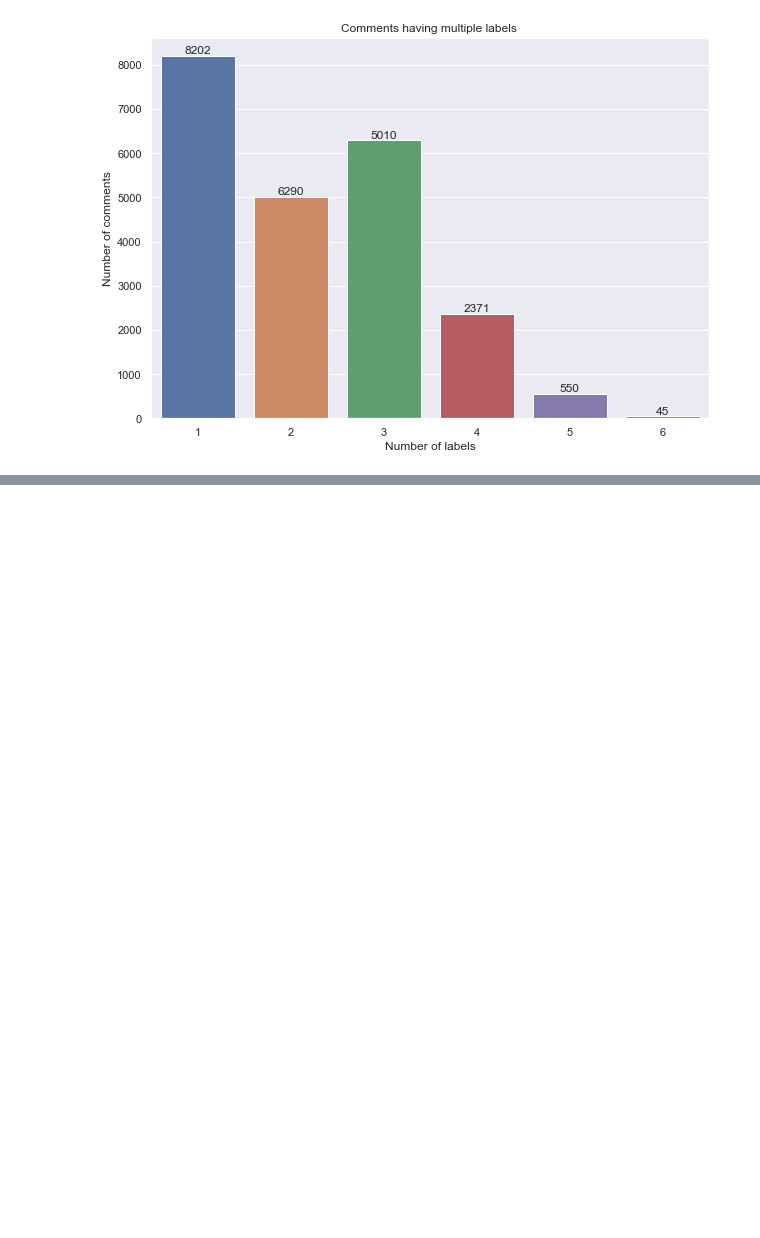
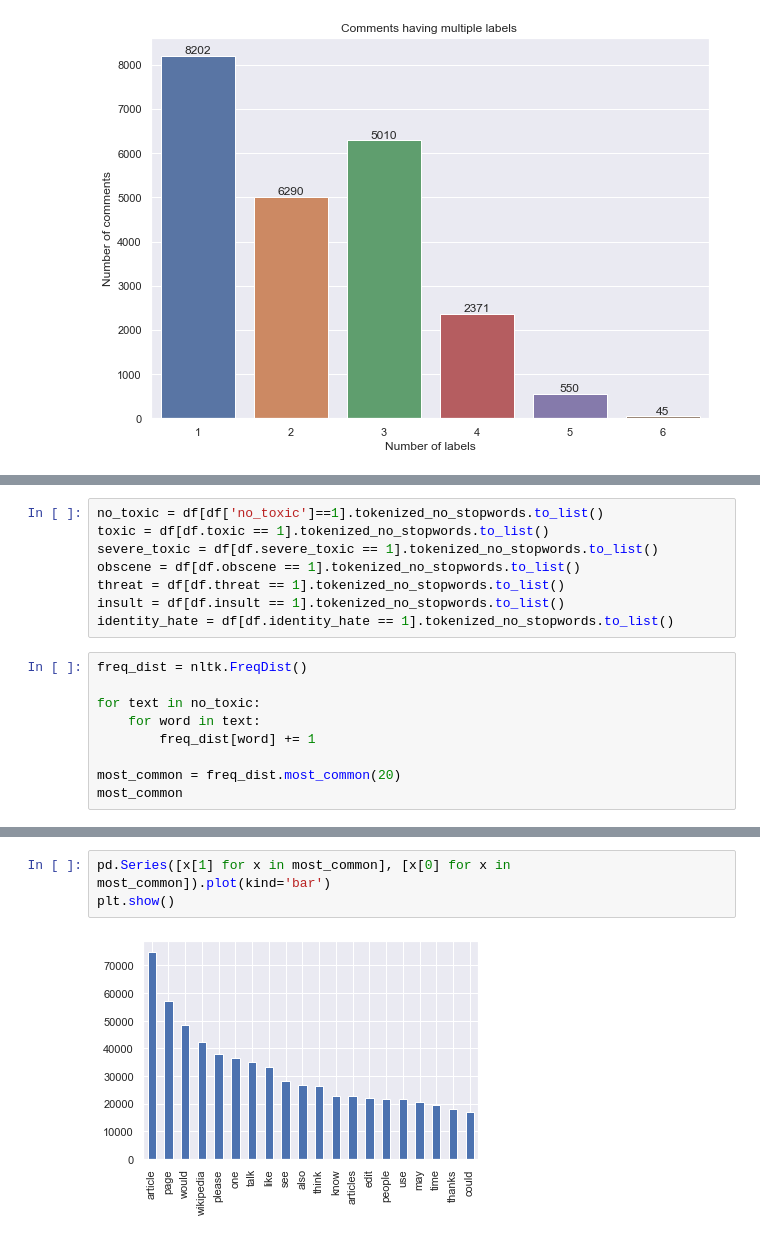
Before and after one commit to francescogemignani/Toxic-Comments-Classification-Challenge, a Jupyter notebook: Untitled.ipynb, the cells around one changed output, grey strips where cells are left out. Saved outputs shown, nothing was run; the diff lists cells and outputs as text; blank space fills up the shorter version.

```diff
--- a/Untitled.ipynb
+++ b/Untitled.ipynb
@@ -297,0 +436,17 @@ https://www.kaggle.com/adldotori/all-in-one-dataset
+# %%
+no_toxic = df[df['no_toxic']==1].tokenized_no_stopwords.to_list()
+toxic = df[df.toxic == 1].tokenized_no_stopwords.to_list()
+severe_toxic = df[df.severe_toxic == 1].tokenized_no_stopwords.to_list()
+obscene = df[df.obscene == 1].tokenized_no_stopwords.to_list()
+threat = df[df.threat == 1].tokenized_no_stopwords.to_list()
+insult = df[df.insult == 1].tokenized_no_stopwords.to_list()
+identity_hate = df[df.identity_hate == 1].tokenized_no_stopwords.to_list()
+# %%
+freq_dist = nltk.FreqDist()
+
+for text in no_toxic:
+    for word in text:
+        freq_dist[word] += 1
+
+most_common = freq_dist.most_common(20)
+most_common
@@ -297,0 +474,5 @@ https://www.kaggle.com/adldotori/all-in-one-dataset
+# %%
+pd.Series([x[1] for x in most_common], [x[0] for x in most_common]).plot(kind='bar')
+plt.show()
+# %% [output]
+[figure, added]
```
Also changed, not shown: parts of 50 cells of this notebook.
